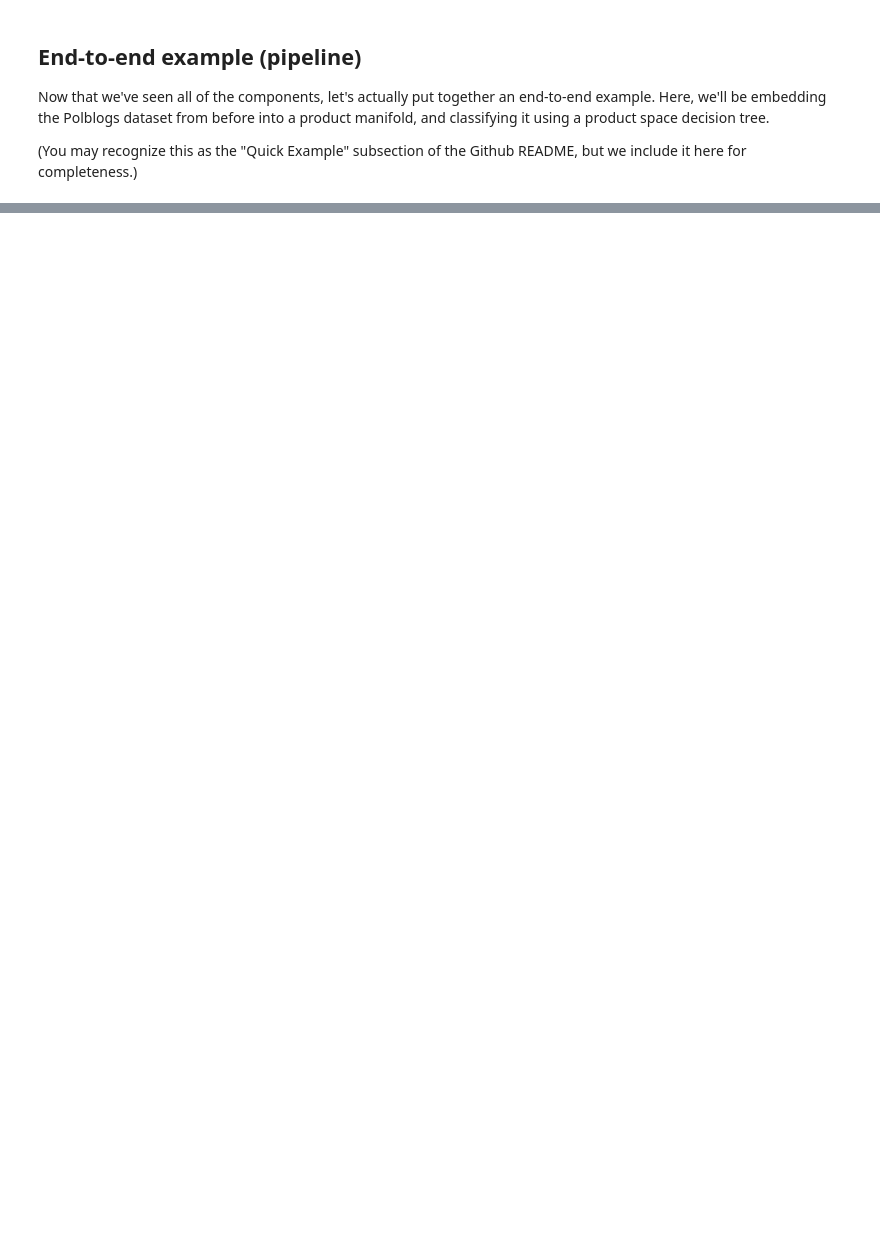
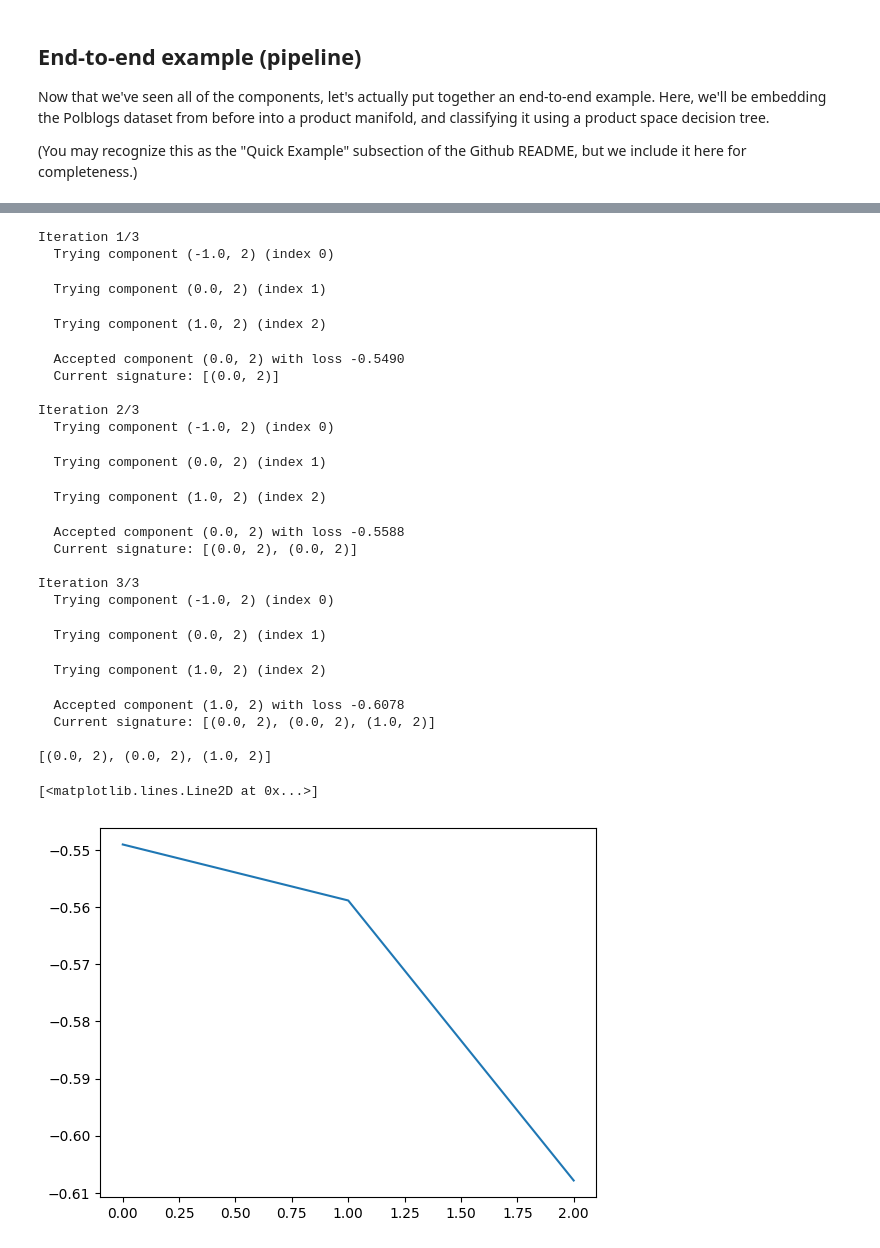
Before and after one commit to dydact/manify, a Jupyter notebook: notebooks/Manify Tutorial.ipynb, the cells around one changed output, grey strips where cells are left out. Cells and saved outputs as stored; diff of their text form; code cells hidden in the pictures; blank space fills up the shorter version.

```diff
--- a/notebooks/Manify Tutorial.ipynb
+++ b/notebooks/Manify Tutorial.ipynb
@@ -509,3 +693,39 @@ Decision Tree accuracy on Polblogs classification: 0.92
+# %%
+optimal_pm_classifier, loss_history_classifier = manify.greedy_signature_selection(
+    pipeline=manify.curvature_estimation._pipelines.predictor_pipeline,
+    labels=y,
+    dists=D,
+    embedder_init_kwargs=embedder_init_kwargs,
+    embedder_fit_kwargs=embedder_fit_kwargs,
+    verbose=True,
+)
+print(optimal_pm_classifier.signature)
+plt.plot(loss_history_classifier, label="Train Loss")
+# %% [output]
+Iteration 1/3
+  Trying component (-1.0, 2) (index 0)
+  Trying component (0.0, 2) (index 1)
+  Trying component (1.0, 2) (index 2)
+  Accepted component (0.0, 2) with loss -0.5490
+  Current signature: [(0.0, 2)]
+
+Iteration 2/3
+  Trying component (-1.0, 2) (index 0)
+  Trying component (0.0, 2) (index 1)
+  Trying component (1.0, 2) (index 2)
+  Accepted component (0.0, 2) with loss -0.5588
+  Current signature: [(0.0, 2), (0.0, 2)]
+
+Iteration 3/3
+  Trying component (-1.0, 2) (index 0)
+  Trying component (0.0, 2) (index 1)
+  Trying component (1.0, 2) (index 2)
+  Accepted component (1.0, 2) with loss -0.6078
+  Current signature: [(0.0, 2), (0.0, 2), (1.0, 2)]
+
+[(0.0, 2), (0.0, 2), (1.0, 2)]
+[<matplotlib.lines.Line2D at 0x...>]
+[figure, added]
 # %% [markdown]
 # Clustering
 
```
Also changed, not shown: parts of 33 cells of this notebook, 4 other files.
